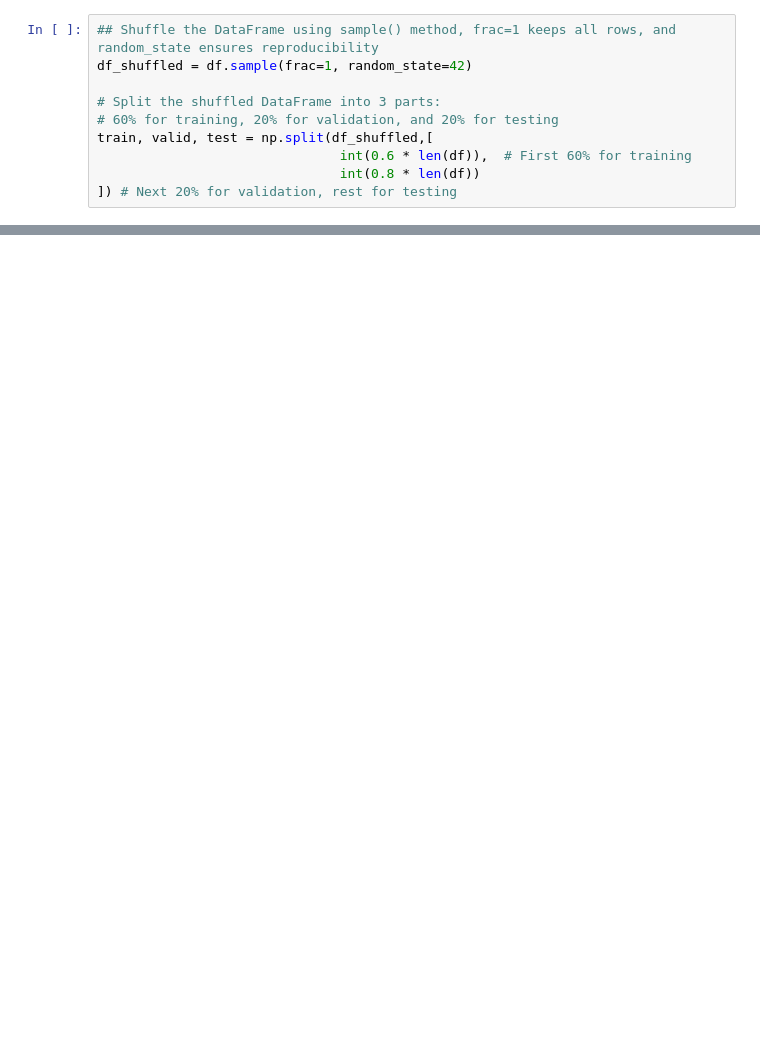
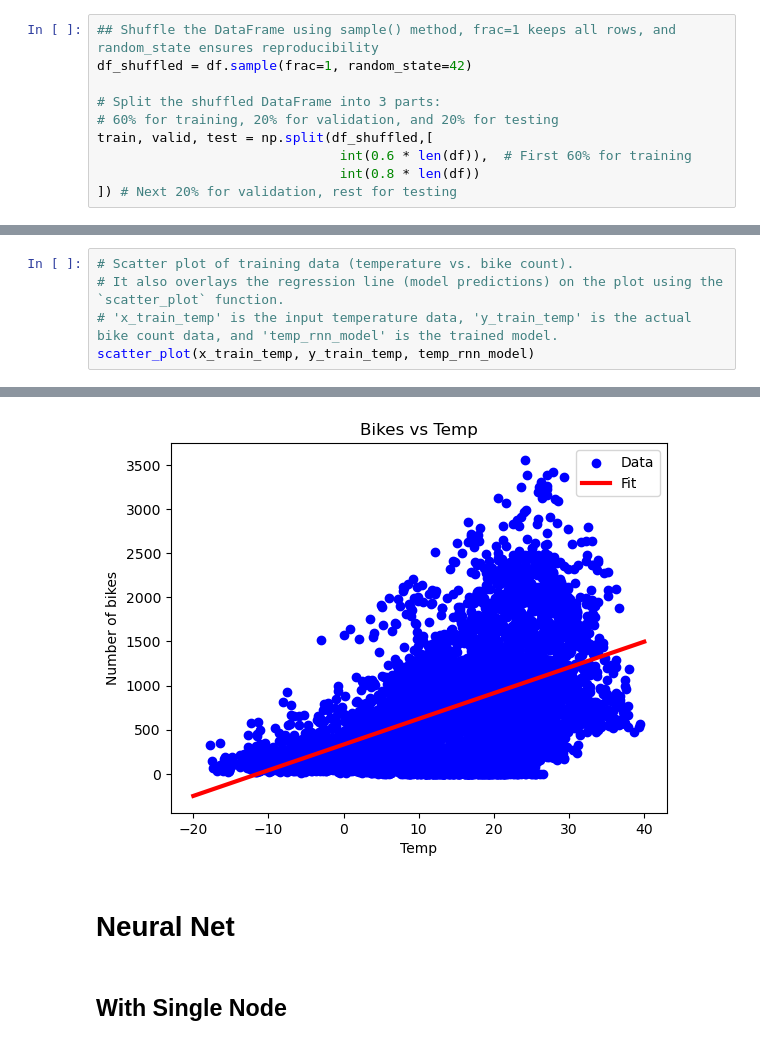
Before and after one commit to akibahmed229/development-of-intelligent, a Jupyter notebook: MachineLearning/Bikes-regression-Example.ipynb, the cells around one changed output, grey strips where cells are left out. Cells and saved outputs as stored; diff of their text form; blank space fills up the shorter version.

```diff
--- a/MachineLearning/Bikes-regression-Example.ipynb
+++ b/MachineLearning/Bikes-regression-Example.ipynb
@@ -154,0 +293,6 @@ plt.show()
+# %%
+# Scatter plot of training data (temperature vs. bike count).
+# It also overlays the regression line (model predictions) on the plot using the `scatter_plot` function.
+# 'x_train_temp' is the input temperature data, 'y_train_temp' is the actual bike count data, and 'temp_rnn_model' is the trained model.
+scatter_plot(x_train_temp, y_train_temp, temp_rnn_model)
+# %% [output]
@@ -154,0 +300,5 @@ plt.show()
+[figure, added]
+# %% [markdown]
+# Neural Net
+# %% [markdown]
+## With Single Node
```
Also changed, not shown: parts of 44 cells of this notebook, 1 other file.
